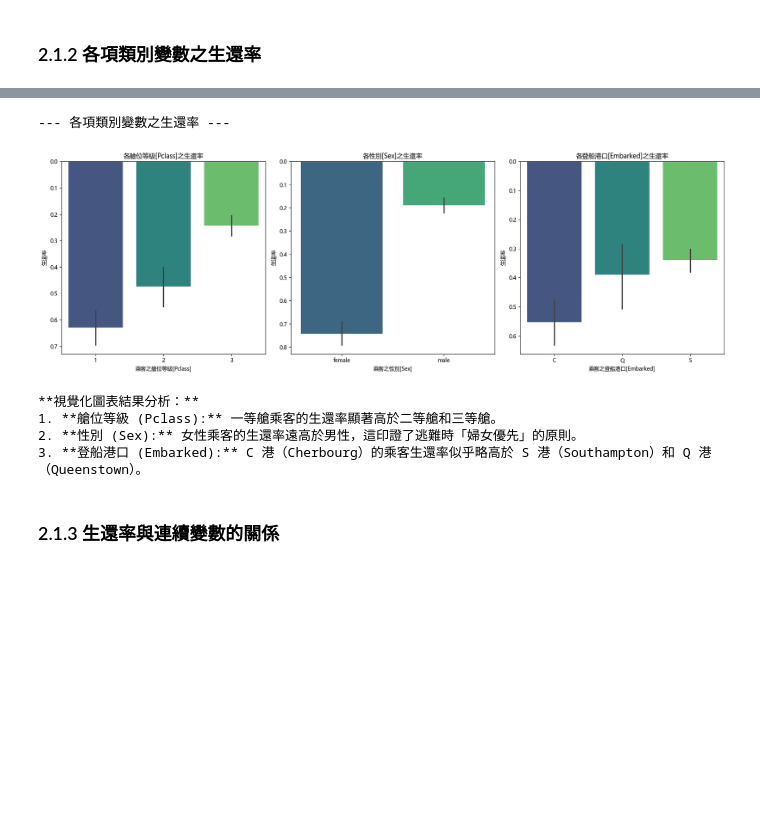
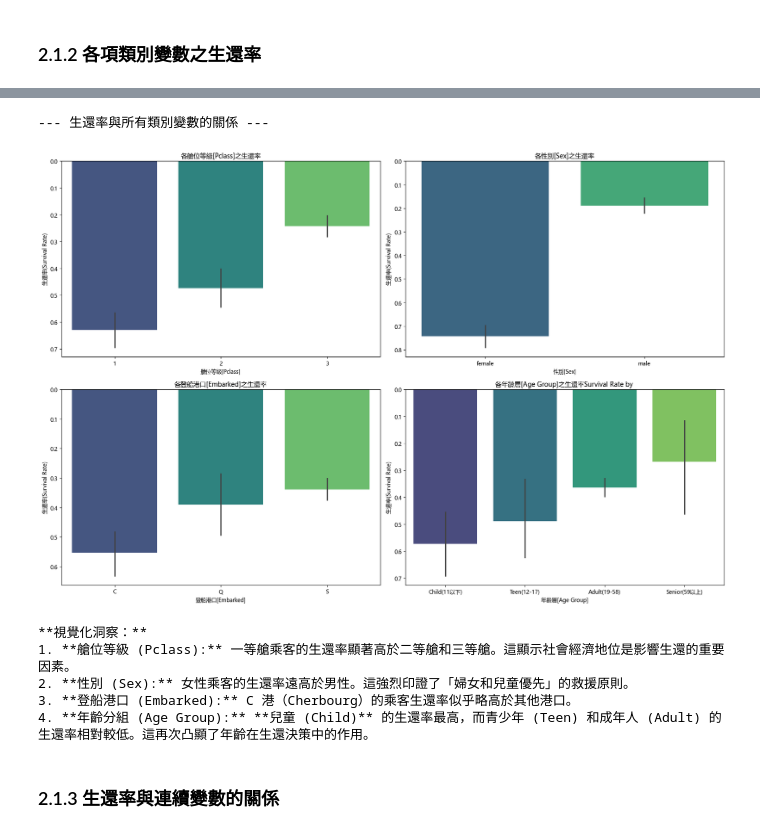
Before and after one commit to Anakin871103/IanLi-Data-Analytics-Projects, a Jupyter notebook: notebooks/01_Exploratory_Data_Analysis/Projects/001_EDA_Titanic_Survival_Analysis/notebook/Titanic_EDA_Survival_Analysis.ipynb, the cells around one changed output, grey strips where cells are left out. Saved outputs shown, nothing was run; the diff lists cells and outputs as text; code cells hidden in the pictures; blank space fills up the shorter version.

Commit message:
[更新] - 2.1.2 各項類別變數之生還率 - 加入年齡分群

```diff
--- a/notebooks/01_Exploratory_Data_Analysis/Projects/001_EDA_Titanic_Survival_Analysis/notebook/Titanic_EDA_Survival_Analysis.ipynb
+++ b/notebooks/01_Exploratory_Data_Analysis/Projects/001_EDA_Titanic_Survival_Analysis/notebook/Titanic_EDA_Survival_Analysis.ipynb
@@ -488,2 +328,15 @@ Name: proportion, dtype: float64
 # %% [markdown]
 ### 2.1.2 各項類別變數之生還率
+# %%
+print("\n--- 建立年齡分群變數 ---")
+
+# 定義年齡分組的邊界與標籤
+bins = [0, 12, 18, 60, np.inf]
+labels = ['Child(11以下)', 'Teen(12-17)', 'Adult(19-58)', 'Senior(59以上)']
+
+# 使用 pd.cut() 函數將 Age 欄位分群
+df['Age_Group'] = pd.cut(df['Age'], bins=bins, labels=labels, right=False)
+
+print("已成功創建 'Age_Group' 欄位。")
+print("\n'Age_Group' 欄位值分佈：")
+print(df['Age_Group'].value_counts())
@@ -490,3 +375,49 @@ Name: proportion, dtype: float64
+# %%
+print("\n--- 生還率與所有類別變數的關係 ---")
+
+# 設定圖表布局
+fig, axes = plt.subplots(2, 2, figsize=(18, 12))
+
+# 繪製 Pclass 與生還率
+sns.barplot(x='Pclass', y='Survived', data=df, ax=axes[0, 0], palette='viridis')
+axes[0, 0].set_title('各艙位等級[Pclass]之生還率')
+axes[0, 0].set_xlabel('艙位等級[Pclass]')
+axes[0, 0].set_ylabel('生還率(Survival Rate)')
+
+# 繪製 Sex 與生還率
+sns.barplot(x='Sex', y='Survived', data=df, ax=axes[0, 1], palette='viridis')
+axes[0, 1].set_title('各性別[Sex]之生還率')
+axes[0, 1].set_xlabel('性別[Sex]')
+axes[0, 1].set_ylabel('生還率(Survival Rate)')
+
+# 繪製 Embarked 與生還率
+sns.barplot(x='Embarked', y='Survived', data=df, ax=axes[1, 0], palette='viridis')
+axes[1, 0].set_title('各登船港口[Embarked]之生還率')
+axes[1, 0].set_xlabel('登船港口[Embarked]')
+axes[1, 0].set_ylabel('生還率(Survival Rate)')
+
+# 繪製 Age_Group 與生還率
+sns.barplot(x='Age_Group', y='Survived', data=df, ax=axes[1, 1], palette='viridis')
+axes[1, 1].set_title('各年齡層[Age Group]之生還率Survival Rate by ')
+axes[1, 1].set_xlabel('年齡層[Age Group]')
+axes[1, 1].set_ylabel('生還率(Survival Rate)')
+
+plt.tight_layout()
+plt.show()
+
+print("\n**視覺化洞察：**")
+print("1. **艙位等級 (Pclass):** 一等艙乘客的生還率顯著高於二等艙和三等艙。這顯示社會經濟地位是影響生還的重要因素。")
+print("2. **性別 (Sex):** 女性乘客的生還率遠高於男性。這強烈印證了「婦女和兒童優先」的救援原則。")
+print("3. **登船港口 (Embarked):** C 港（Cherbourg）的乘客生還率似乎略高於其他港口。")
+print("4. **年齡分組 (Age Group):** **兒童 (Child)** 的生還率最高，而青少年 (Teen) 和成年人 (Adult) 的生還率相對較低。這再次凸顯了年齡在生還決策中的作用。")
+# %% [output]
+--- 生還率與所有類別變數的關係 ---
+[figure, added]
+**視覺化洞察：**
+1. **艙位等級 (Pclass):** 一等艙乘客的生還率顯著高於二等艙和三等艙。這顯示社會經濟地位是影響生還的重要因素。
+2. **性別 (Sex):** 女性乘客的生還率遠高於男性。這強烈印證了「婦女和兒童優先」的救援原則。
+3. **登船港口 (Embarked):** C 港（Cherbourg）的乘客生還率似乎略高於其他港口。
+4. **年齡分組 (Age Group):** **兒童 (Child)** 的生還率最高，而青少年 (Teen) 和成年人 (Adult) 的生還率相對較低。這再次凸顯了年齡在生還決策中的作用。
 # %%
 print("\n--- 各項類別變數之生還率 ---")
 
@@ -524,13 +455,6 @@ print("\n**視覺化圖表結果分析：**")
 print("1. **艙位等級 (Pclass):** 一等艙乘客的生還率顯著高於二等艙和三等艙。")
 print("2. **性別 (Sex):** 女性乘客的生還率遠高於男性，這印證了逃難時「婦女優先」的原則。")
 print("3. **登船港口 (Embarked):** C 港（Cherbourg）的乘客生還率似乎略高於 S 港（Southampton）和 Q 港（Queenstown）。")
-# %% [output]
---- 各項類別變數之生還率 ---
-[figure, removed]
-**視覺化圖表結果分析：**
-1. **艙位等級 (Pclass):** 一等艙乘客的生還率顯著高於二等艙和三等艙。
-2. **性別 (Sex):** 女性乘客的生還率遠高於男性，這印證了逃難時「婦女優先」的原則。
-3. **登船港口 (Embarked):** C 港（Cherbourg）的乘客生還率似乎略高於 S 港（Southampton）和 Q 港（Queenstown）。
 # %% [markdown]
 ### 2.1.3 生還率與連續變數的關係
 # %%
```
Also changed, not shown: parts of 22 cells of this notebook.
